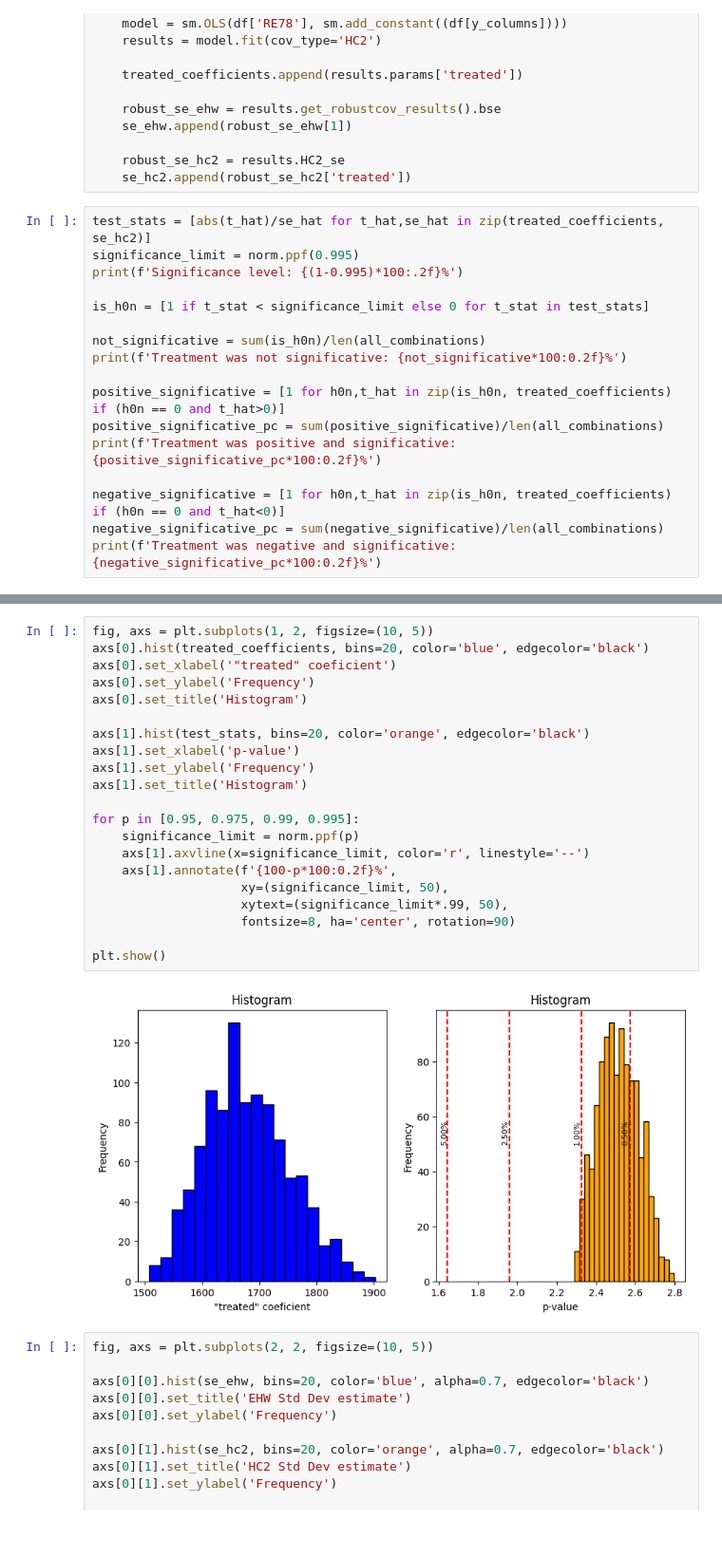
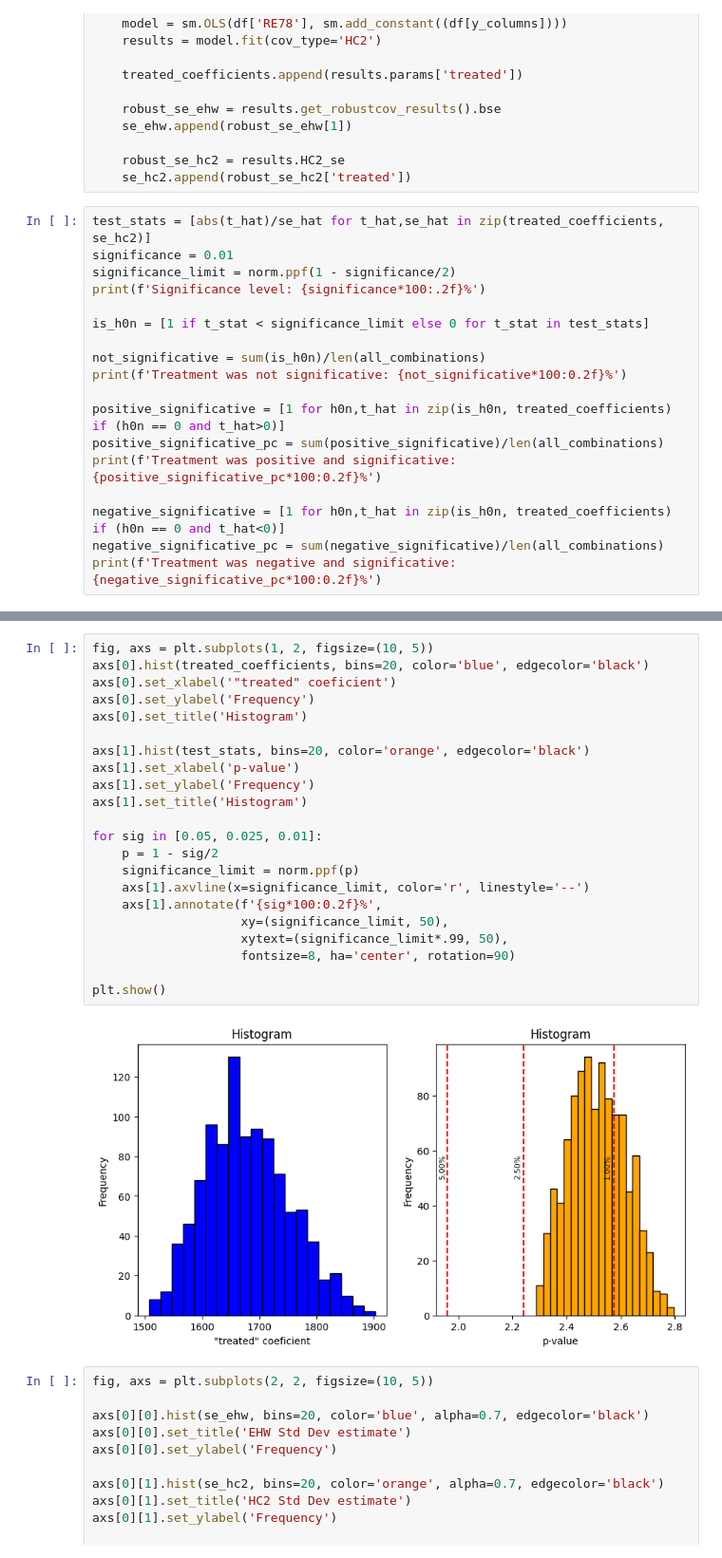
Before and after one commit to TiagoCAAmorim/causal_inference, a Jupyter notebook: Lista 01/Lista1.ipynb, the cells around one changed output, grey strips where cells are left out. Shown at 95% size. Cells and saved outputs as stored; diff of their text form.

```diff
--- a/Lista 01/Lista1.ipynb
+++ b/Lista 01/Lista1.ipynb
@@ -220,8 +220,9 @@ for combination in all_combinations:
     se_hc2.append(robust_se_hc2['treated'])
 # %%
 test_stats = [abs(t_hat)/se_hat for t_hat,se_hat in zip(treated_coefficients, se_hc2)]
-significance_limit = norm.ppf(0.995)
-print(f'Significance level: {(1-0.995)*100:.2f}%')
+significance = 0.01
+significance_limit = norm.ppf(1 - significance/2)
+print(f'Significance level: {significance*100:.2f}%')
 
 is_h0n = [1 if t_stat < significance_limit else 0 for t_stat in test_stats]
 
@@ -243,26 +244,27 @@ Treatment was negative and significative: 0.00%
 # %%
 fig, axs = plt.subplots(1, 2, figsize=(10, 5))
 axs[0].hist(treated_coefficients, bins=20, color='blue', edgecolor='black')
 axs[0].set_xlabel('"treated" coeficient')
 axs[0].set_ylabel('Frequency')
 axs[0].set_title('Histogram')
 
 axs[1].hist(test_stats, bins=20, color='orange', edgecolor='black')
 axs[1].set_xlabel('p-value')
 axs[1].set_ylabel('Frequency')
 axs[1].set_title('Histogram')
 
-for p in [0.95, 0.975, 0.99, 0.995]:
+for sig in [0.05, 0.025, 0.01]:
+    p = 1 - sig/2
     significance_limit = norm.ppf(p)
     axs[1].axvline(x=significance_limit, color='r', linestyle='--')
-    axs[1].annotate(f'{100-p*100:0.2f}%',
+    axs[1].annotate(f'{sig*100:0.2f}%',
                     xy=(significance_limit, 50),
                     xytext=(significance_limit*.99, 50),
                     fontsize=8, ha='center', rotation=90)
 
 plt.show()
 # %% [output]
-[figure, old version]
+[figure, new version]
 # %%
 fig, axs = plt.subplots(2, 2, figsize=(10, 5))
 
```
Also changed, not shown: parts of 11 cells of this notebook, 2 other files.
